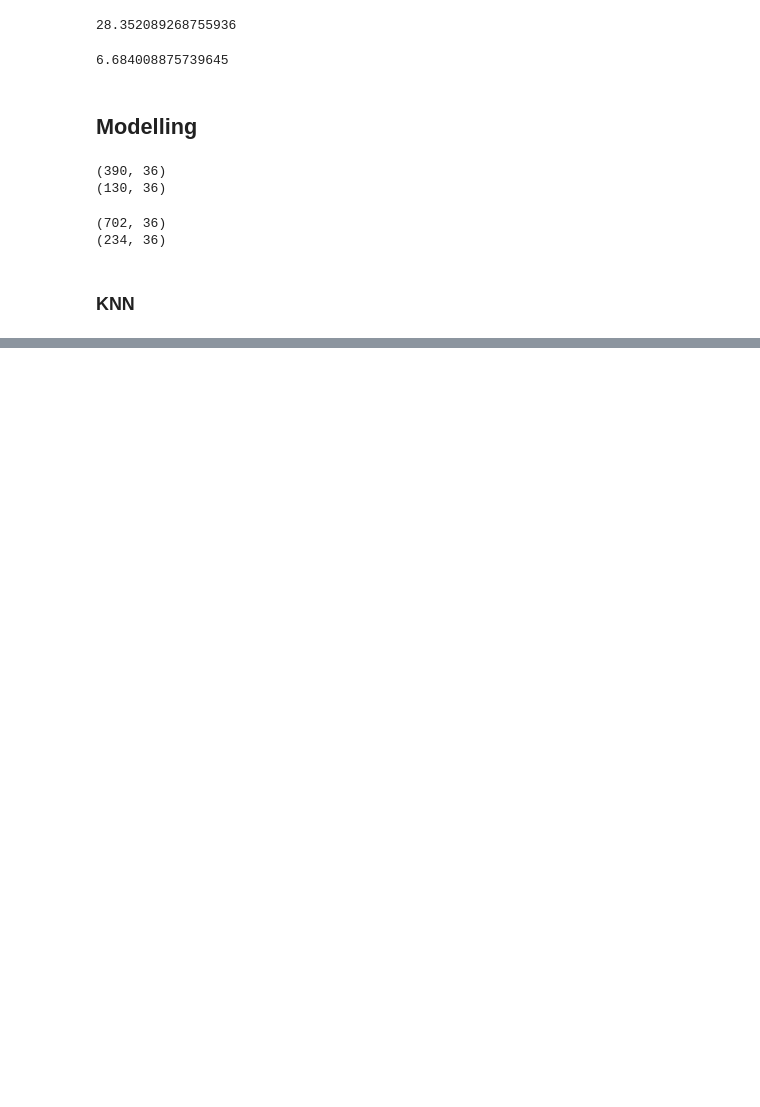
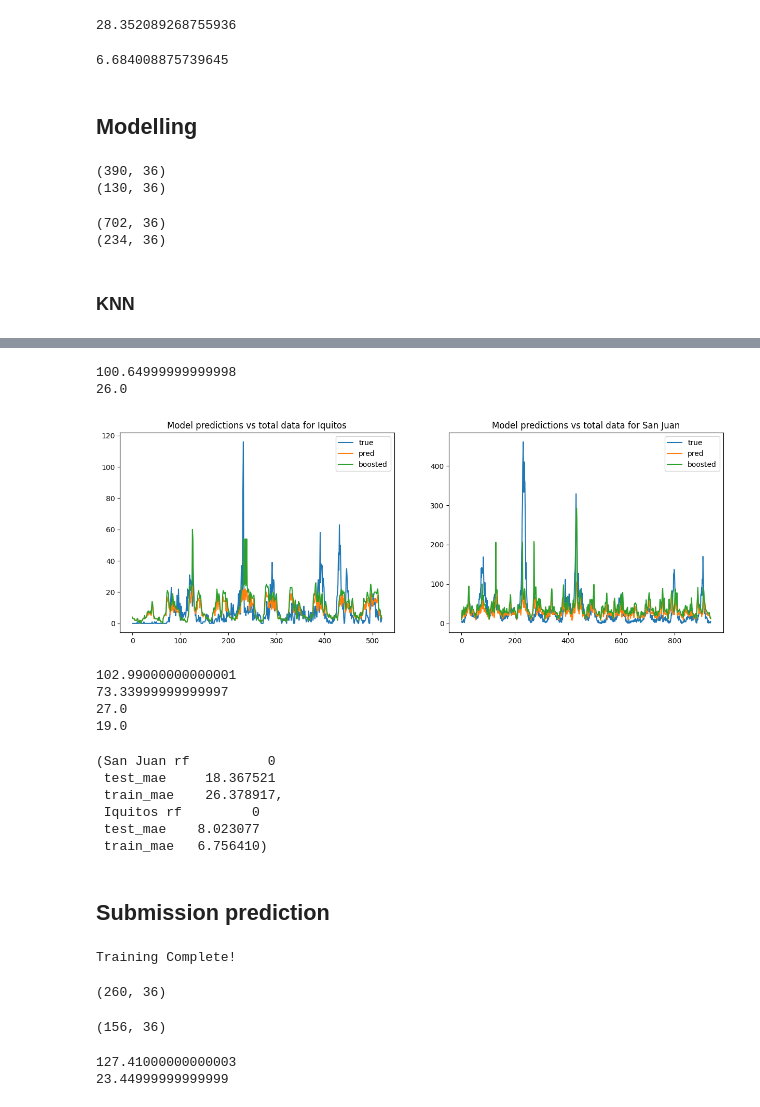
Before and after one commit to oscarschraenkler/DengAI, a Jupyter notebook: notebooks/KNN model.ipynb, the cells around one changed output, grey strips where cells are left out. Cells and saved outputs as stored; diff of their text form; code cells hidden in the pictures; blank space fills up the shorter version.

```diff
--- a/notebooks/KNN model.ipynb
+++ b/notebooks/KNN model.ipynb
@@ -153,0 +353,57 @@ print(sj_X_test.shape)
+# %%
+sj_boost = peakBoost(sj_total_pred, 1.5,'pos')
+iq_boost = peakBoost(iq_total_pred, 1.5, 'max')
+# %% [output]
+100.64999999999998
+26.0
+# %%
+plt.figure(figsize=[15,5])
+plt.subplot(121)
+plt.plot(iq_true_values, label='true')
+plt.plot(iq_total_pred, label='pred')
+plt.plot(iq_boost, label='boosted')
+plt.legend()
+plt.title('Model predictions vs total data for Iquitos')
+plt.show;
+plt.subplot(122)
+plt.plot(sj_true_values, label='true')
+plt.plot(sj_total_pred, label='pred')
+plt.plot(sj_boost, label='boosted')
+plt.legend()
+plt.title('Model predictions vs total data for San Juan')
+plt.show;
+# %% [output]
+[figure, added]
+# %%
+sj_train_boost = peakBoost(sj_train_pred, 1.5, 'pos')
+sj_test_boost = peakBoost(sj_test_pred, 1.5, 'pos')
+iq_train_boost = peakBoost(iq_train_pred, 1.5, 'max')
+iq_test_boost = peakBoost(iq_test_pred, 1.5, 'max')
+# %% [output]
+102.99000000000001
+73.33999999999997
+27.0
+19.0
+# %%
+# Get metrics after boosting
+sj_rf_metrics = reg_metrics(sj_y_train, sj_train_boost, sj_y_test, sj_test_boost,'San Juan rf')
+iq_rf_metrics = reg_metrics(iq_y_train, iq_train_boost, iq_y_test, iq_test_boost,'Iquitos rf')
+
+sj_rf_metrics.T, iq_rf_metrics.T
+# %% [output]
+(San Juan rf          0
+ test_mae     18.367521
+ train_mae    26.378917,
+ Iquitos rf         0
+ test_mae    8.023077
+ train_mae   6.756410)
+# %% [markdown]
+## Submission prediction
+# %%
+sj_knn_model.fit(sj_X, sj_y)
+
+iq_knn_model.fit(iq_X, iq_y)
+
+print('Training Complete!')
+# %% [output]
+Training Complete!
@@ -153,0 +412,20 @@ print(sj_X_test.shape)
+# %%
+sj_test = testing_data[testing_data.city=='sj'].copy()
+sj_test = preprocess(sj_test,train=False)
+sj_test.shape
+# %% [output]
+(260, 36)
+# %%
+iq_test = testing_data[testing_data.city=='iq'].copy()
+iq_test = preprocess(iq_test,train=False)
+iq_test.shape
+# %% [output]
+(156, 36)
+# %%
+sj_pred = sj_rf_model.predict(sj_test).astype(int)
+iq_pred = iq_rf_model.predict(iq_test).astype(int)
+sj_boost = peakBoost(sj_pred, 1.5, 'pos')
+iq_boost = peakBoost(iq_pred, 1.5, 'max')
+# %% [output]
+127.41000000000003
+23.44999999999999
```
Also changed, not shown: parts of 21 cells of this notebook, 1 other file.
